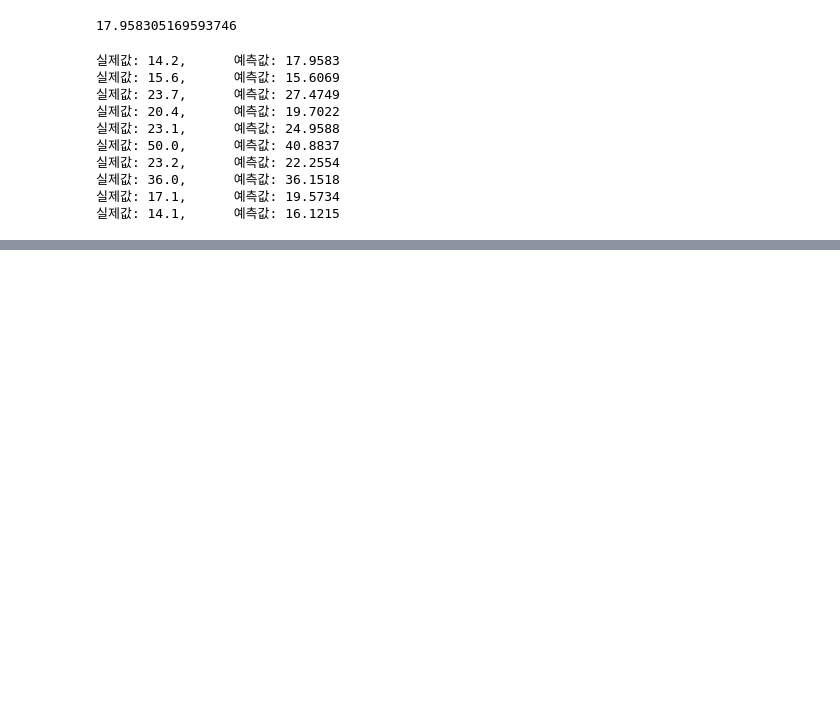
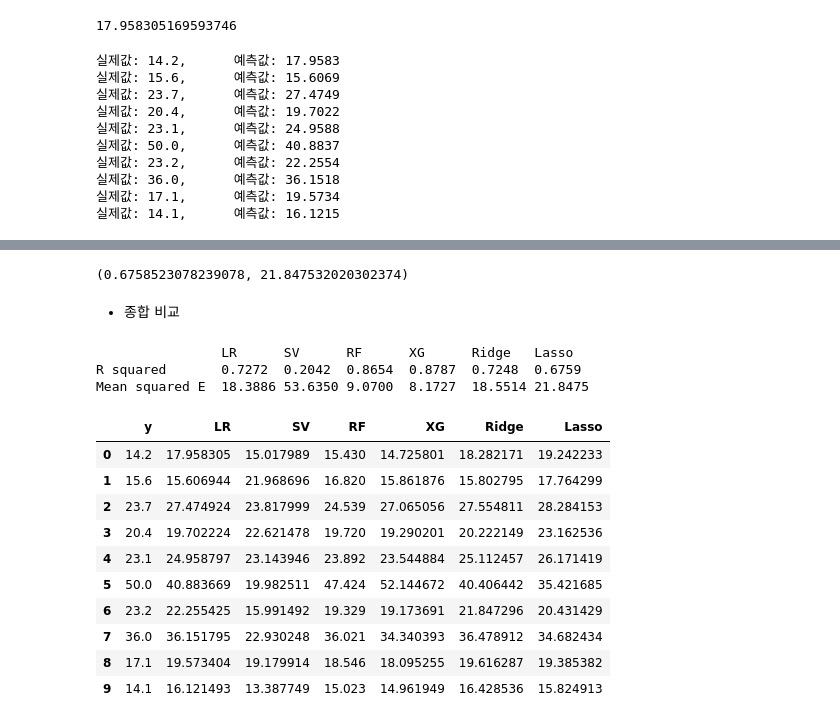
Before and after one commit to dlaudgh/MachineLearning_Lecture_2023.05, a Jupyter notebook: 04.회귀/03.다중회귀.ipynb, the cells around one changed output, grey strips where cells are left out. Drawn from its saved outputs; the diff is of its cells as text; code cells hidden in the pictures; blank space fills up the shorter version.

```diff
--- a/04.회귀/03.다중회귀.ipynb
+++ b/04.회귀/03.다중회귀.ipynb
@@ -130,0 +201,4 @@ for i in range(10):
+# %%
+from sklearn.linear_model import Ridge
+ridge = Ridge(random_state=2023)
+ridge.get_params()
@@ -130,0 +214,5 @@ for i in range(10):
+# %%
+ridge.fit(X_train, y_train)
+pred_rg = ridge.predict(X_test)
+r2_rg = r2_score(y_test, pred_rg)
+mse_rg = mean_squared_error(y_test, pred_rg)
@@ -130,0 +225,4 @@ for i in range(10):
+# %%
+from sklearn.linear_model import Lasso
+lasso = Lasso(random_state=2023)
+lasso.get_params()
@@ -130,0 +240,35 @@ for i in range(10):
+# %%
+lasso.fit(X_train, y_train)
+pred_ls = lasso.predict(X_test)
+r2_ls = r2_score(y_test, pred_ls)
+mse_ls = mean_squared_error(y_test, pred_ls)
+# %%
+r2_ls, mse_ls
+# %% [output]
+(0.6758523078239078, 21.847532020302374)
+# %% [markdown]
+- 종합 비교
+# %%
+print('\t\tLR\tSV\tRF\tXG\tRidge\tLasso')
+print(f'R squared\t{r2_lr:.4f}\t{r2_sv:.4f}\t{r2_rf:.4f}\t{r2_xg:.4f}\t{r2_rg:.4f}\t{r2_ls:.4f}')
+print(f'Mean squared E\t{mse_lr:.4f}\t{mse_sv:.4f}\t{mse_rf:.4f}\t{mse_xg:.4f}\t{mse_rg:.4f}\t{mse_ls:.4f}')
+# %% [output]
+                LR      SV      RF      XG      Ridge   Lasso
+R squared       0.7272  0.2042  0.8654  0.8787  0.7248  0.6759
+Mean squared E  18.3886 53.6350 9.0700  8.1727  18.5514 21.8475
+# %%
+df['Ridge'] = pred_rg
+df['Lasso'] = pred_ls
+df.head(10)
+# %% [output]
+|  | y | LR | SV | RF | XG | Ridge | Lasso |
+| 0 | 14.2 | 17.958305 | 15.017989 | 15.430 | 14.725801 | 18.282171 | 19.242233 |
+| 1 | 15.6 | 15.606944 | 21.968696 | 16.820 | 15.861876 | 15.802795 | 17.764299 |
+| 2 | 23.7 | 27.474924 | 23.817999 | 24.539 | 27.065056 | 27.554811 | 28.284153 |
+| 3 | 20.4 | 19.702224 | 22.621478 | 19.720 | 19.290201 | 20.222149 | 23.162536 |
+| 4 | 23.1 | 24.958797 | 23.143946 | 23.892 | 23.544884 | 25.112457 | 26.171419 |
+| 5 | 50.0 | 40.883669 | 19.982511 | 47.424 | 52.144672 | 40.406442 | 35.421685 |
+| 6 | 23.2 | 22.255425 | 15.991492 | 19.329 | 19.173691 | 21.847296 | 20.431429 |
+| 7 | 36.0 | 36.151795 | 22.930248 | 36.021 | 34.340393 | 36.478912 | 34.682434 |
+| 8 | 17.1 | 19.573404 | 19.179914 | 18.546 | 18.095255 | 19.616287 | 19.385382 |
+| 9 | 14.1 | 16.121493 | 13.387749 | 15.023 | 14.961949 | 16.428536 | 15.824913 |
```
Also changed, not shown: parts of 21 cells of this notebook, 2 other files.
